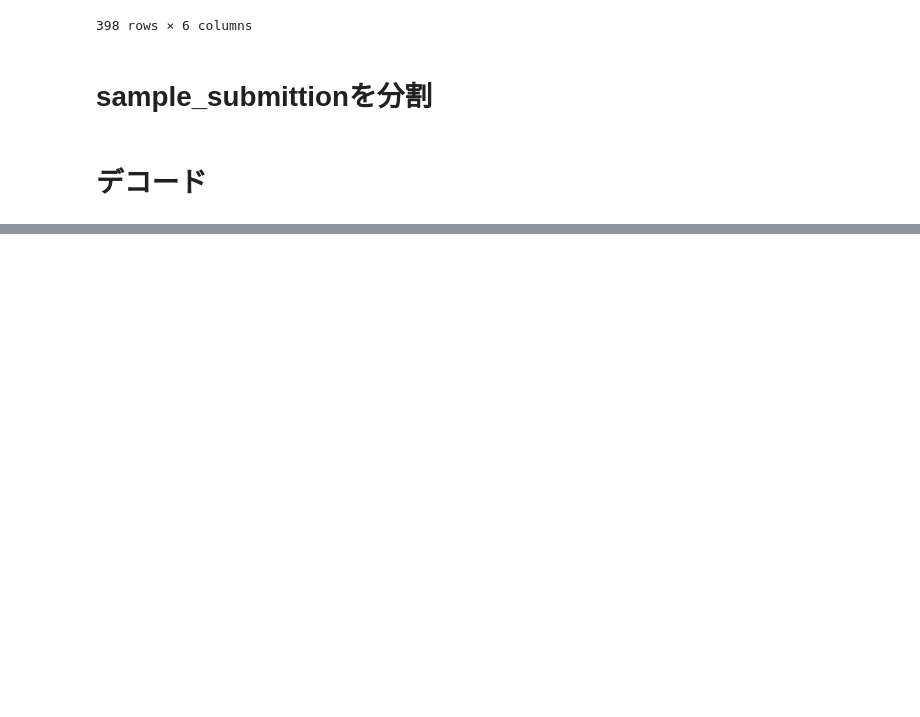
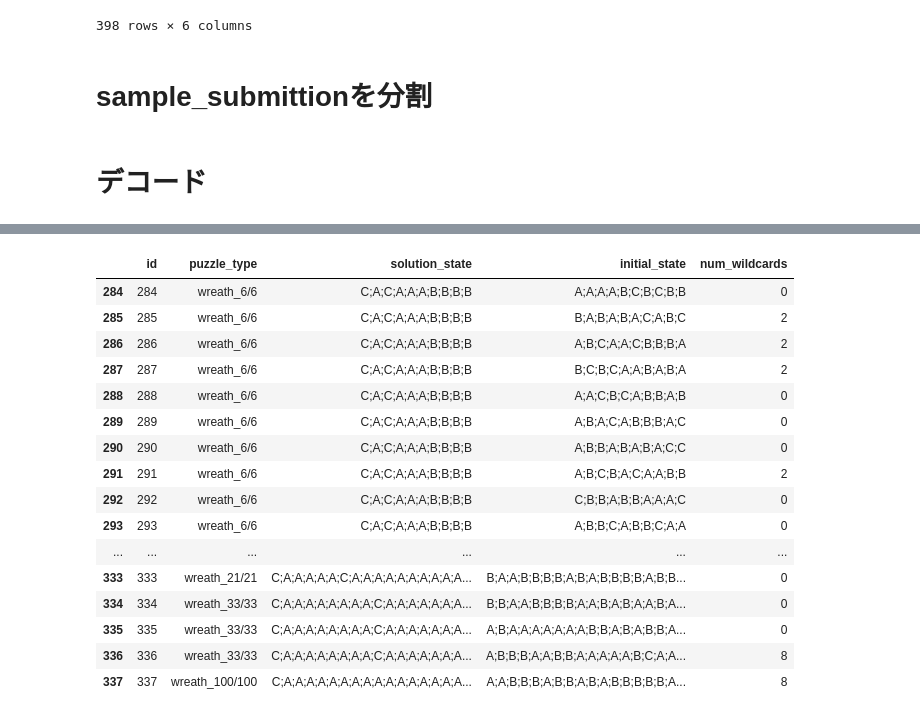
Before and after one commit to birdwatcherYT/santa2023, a Jupyter notebook: santa2023.ipynb, the cells around one changed output, grey strips where cells are left out. Cells and saved outputs as stored; diff of their text form; code cells hidden in the pictures; blank space fills up the shorter version.

```diff
--- a/santa2023.ipynb
+++ b/santa2023.ipynb
@@ -828,0 +598,3 @@ Error: Some edges are undefined.
+# %%
+puzzles["t"]=puzzles["puzzle_type"].str[:4]
+puzzles.groupby("t")["length"].agg(["sum", "mean", "max", "min"])
@@ -828,0 +626,20 @@ Error: Some edges are undefined.
+# %%
+puzzles[puzzles["puzzle_type"].str.startswith("wreath")]
+# %% [output]
+|  | id | puzzle_type | solution_state | initial_state | num_wildcards |
+| 284 | 284 | wreath_6/6 | C;A;C;A;A;A;B;B;B;B | A;A;A;A;B;C;B;C;B;B | 0 |
+| 285 | 285 | wreath_6/6 | C;A;C;A;A;A;B;B;B;B | B;A;B;A;B;A;C;A;B;C | 2 |
+| 286 | 286 | wreath_6/6 | C;A;C;A;A;A;B;B;B;B | A;B;C;A;A;C;B;B;B;A | 2 |
+| 287 | 287 | wreath_6/6 | C;A;C;A;A;A;B;B;B;B | B;C;B;C;A;A;B;A;B;A | 2 |
+| 288 | 288 | wreath_6/6 | C;A;C;A;A;A;B;B;B;B | A;A;C;B;C;A;B;B;A;B | 0 |
+| 289 | 289 | wreath_6/6 | C;A;C;A;A;A;B;B;B;B | A;B;A;C;A;B;B;B;A;C | 0 |
+| 290 | 290 | wreath_6/6 | C;A;C;A;A;A;B;B;B;B | A;B;B;A;B;A;B;A;C;C | 0 |
+| 291 | 291 | wreath_6/6 | C;A;C;A;A;A;B;B;B;B | A;B;C;B;A;C;A;A;B;B | 2 |
+| 292 | 292 | wreath_6/6 | C;A;C;A;A;A;B;B;B;B | C;B;B;A;B;B;A;A;A;C | 0 |
+| 293 | 293 | wreath_6/6 | C;A;C;A;A;A;B;B;B;B | A;B;B;C;A;B;B;C;A;A | 0 |
+| ... | ... | ... | ... | ... | ... |
+| 333 | 333 | wreath_21/21 | C;A;A;A;A;A;C;A;A;A;A;A;A;A;A;A;A... | B;A;A;B;B;B;B;A;B;A;B;B;B;B;A;B;B... | 0 |
+| 334 | 334 | wreath_33/33 | C;A;A;A;A;A;A;A;A;C;A;A;A;A;A;A;A... | B;B;A;A;B;B;B;B;A;A;B;A;B;A;A;B;A... | 0 |
+| 335 | 335 | wreath_33/33 | C;A;A;A;A;A;A;A;A;C;A;A;A;A;A;A;A... | A;B;A;A;A;A;A;A;A;B;B;A;B;A;B;B;A... | 0 |
+| 336 | 336 | wreath_33/33 | C;A;A;A;A;A;A;A;A;C;A;A;A;A;A;A;A... | A;B;B;B;A;A;B;B;A;A;A;A;A;B;C;A;A... | 8 |
+| 337 | 337 | wreath_100/100 | C;A;A;A;A;A;A;A;A;A;A;A;A;A;A;A;A... | A;A;B;B;B;A;B;B;A;B;A;B;B;B;B;B;A... | 8 |
```
Also changed, not shown: parts of 72 cells of this notebook, 5 other files.
